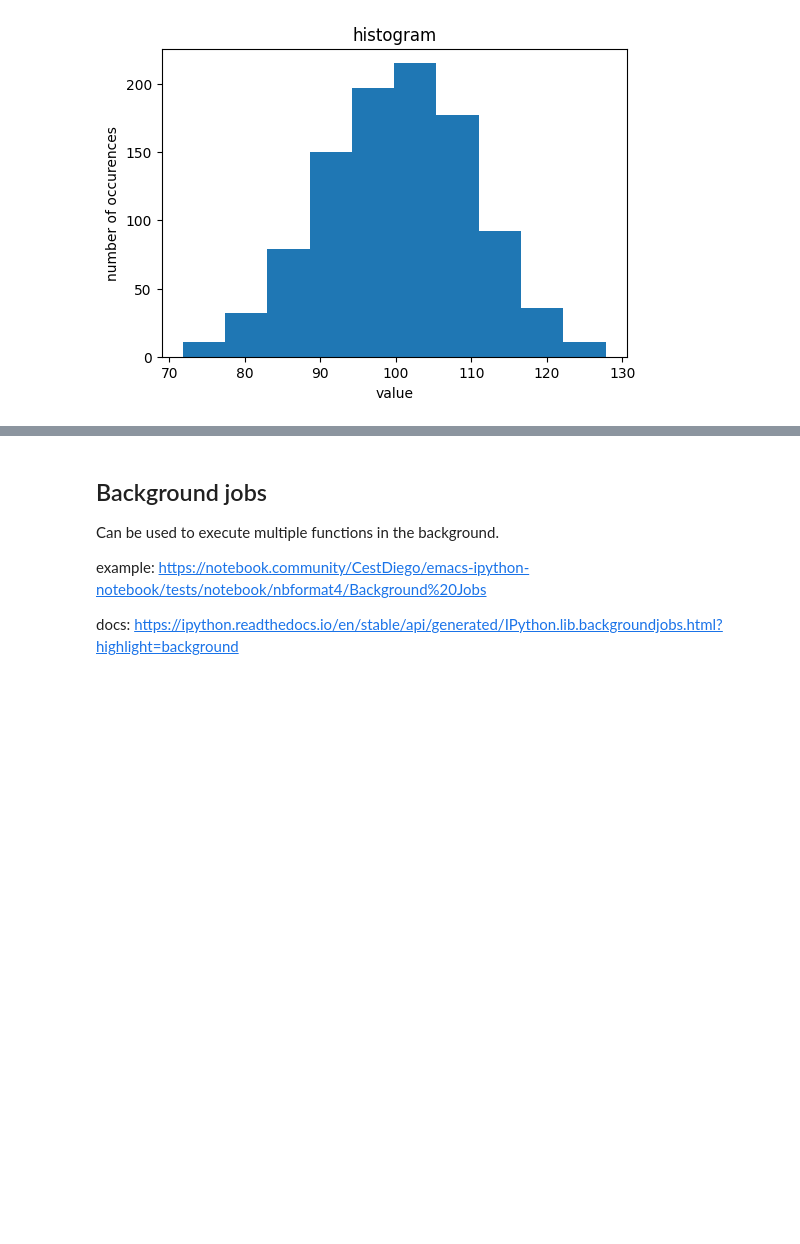
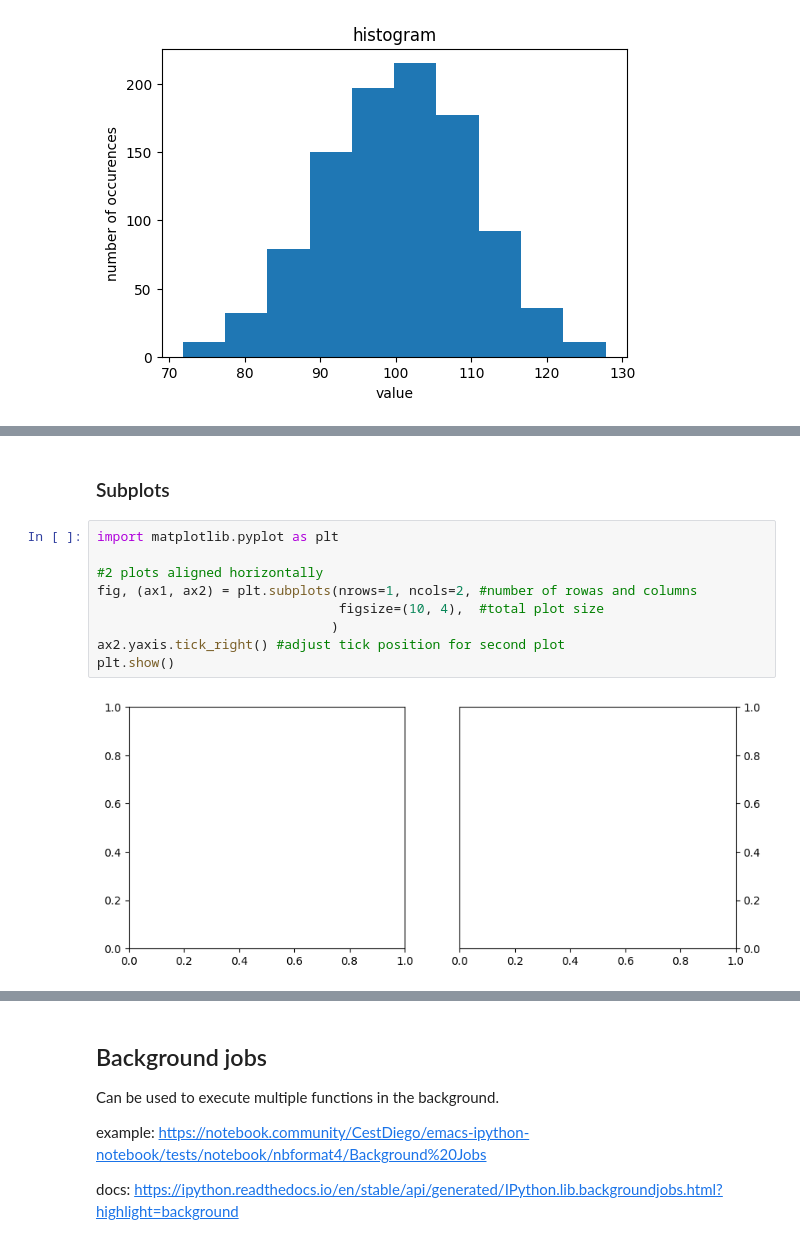
Before and after one commit to MartinVoelkl94/Python_compendium, a Jupyter notebook: Python_compendium.ipynb, the cells around one changed output, grey strips where cells are left out. Drawn from its saved outputs; the diff is of its cells as text; blank space fills up the shorter version.

```diff
--- a/Python_compendium.ipynb
+++ b/Python_compendium.ipynb
@@ -644,3 +665,16 @@ ax.view_init(30, #elevation degree
 plt.show()
 # %% [output]
 [figure]
+# %% [markdown]
+### Subplots
+# %%
+import matplotlib.pyplot as plt
+
+#2 plots aligned horizontally
+fig, (ax1, ax2) = plt.subplots(nrows=1, ncols=2, #number of rowas and columns
+                               figsize=(10, 4),  #total plot size
+                              )
+ax2.yaxis.tick_right() #adjust tick position for second plot
+plt.show()
+# %% [output]
+[figure, added]
```
Also changed, not shown: parts of 12 cells of this notebook.
